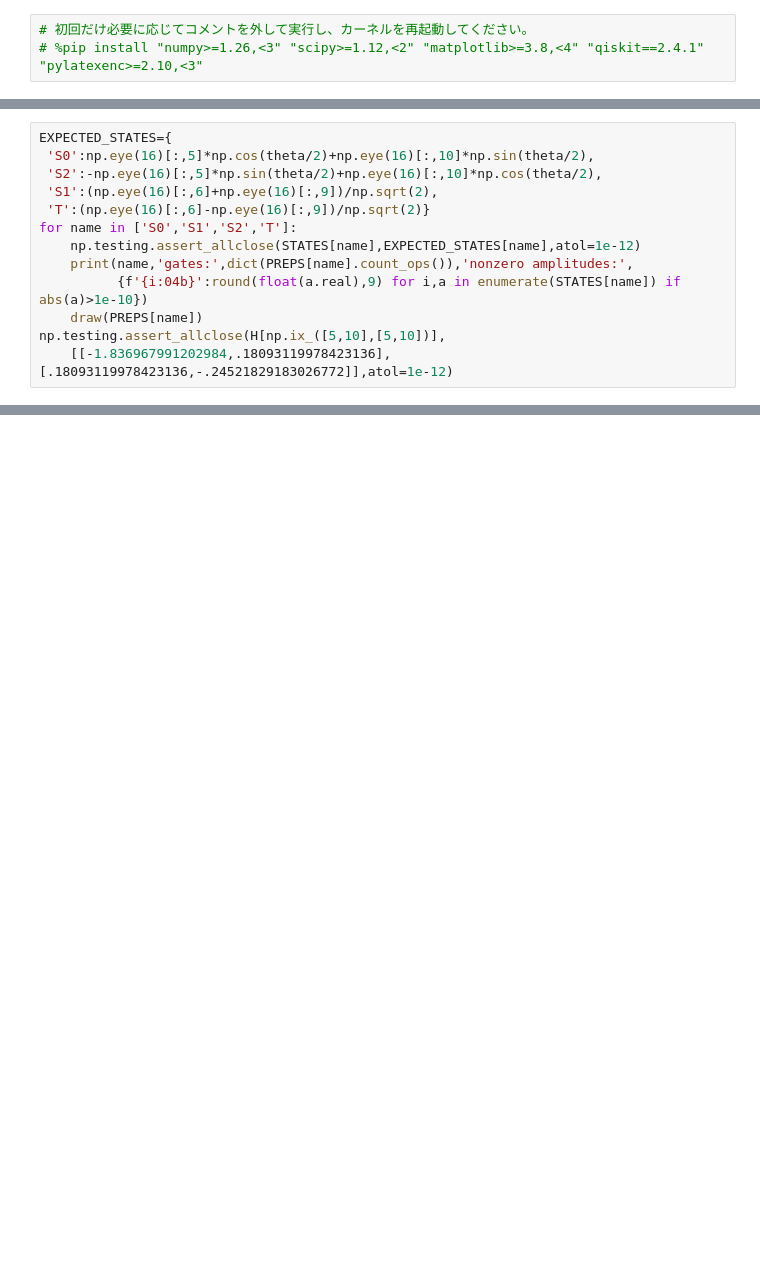
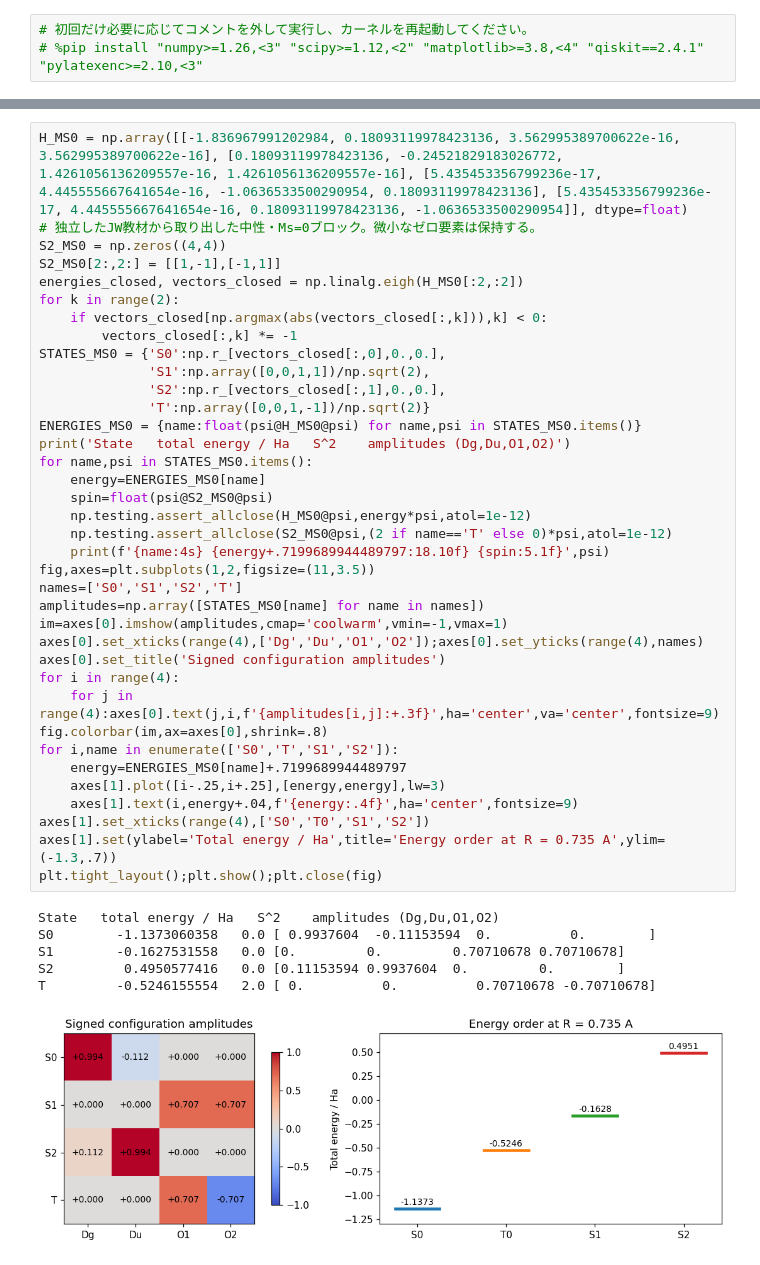
Before and after one commit to QS-laboratory/IBM_handson, a Jupyter notebook: hands_on/exercises/03_h2_jw_bpde.ipynb, the cells around one changed output, grey strips where cells are left out. Drawn from its saved outputs; the diff is of its cells as text; blank space fills up the shorter version.

```diff
--- a/hands_on/exercises/03_h2_jw_bpde.ipynb
+++ b/hands_on/exercises/03_h2_jw_bpde.ipynb
@@ -488,13 +20,0 @@ theta= -0.22353699826765971 nuclear= 0.7199689944489797
-# %%
-EXPECTED_STATES={
- 'S0':np.eye(16)[:,5]*np.cos(theta/2)+np.eye(16)[:,10]*np.sin(theta/2),
- 'S2':-np.eye(16)[:,5]*np.sin(theta/2)+np.eye(16)[:,10]*np.cos(theta/2),
- 'S1':(np.eye(16)[:,6]+np.eye(16)[:,9])/np.sqrt(2),
- 'T':(np.eye(16)[:,6]-np.eye(16)[:,9])/np.sqrt(2)}
-for name in ['S0','S1','S2','T']:
-    np.testing.assert_allclose(STATES[name],EXPECTED_STATES[name],atol=1e-12)
-    print(name,'gates:',dict(PREPS[name].count_ops()),'nonzero amplitudes:',
-          {f'{i:04b}':round(float(a.real),9) for i,a in enumerate(STATES[name]) if abs(a)>1e-10})
-    draw(PREPS[name])
-np.testing.assert_allclose(H[np.ix_([5,10],[5,10])],
-    [[-1.836967991202984,.18093119978423136],[.18093119978423136,-.24521829183026772]],atol=1e-12)
@@ -857,0 +170,44 @@ System qubits: 4 ancilla: 1 measured event: 00000
+# %%
+H_MS0 = np.array([[-1.836967991202984, 0.18093119978423136, 3.562995389700622e-16, 3.562995389700622e-16], [0.18093119978423136, -0.24521829183026772, 1.4261056136209557e-16, 1.4261056136209557e-16], [5.435453356799236e-17, 4.445555667641654e-16, -1.0636533500290954, 0.18093119978423136], [5.435453356799236e-17, 4.445555667641654e-16, 0.18093119978423136, -1.0636533500290954]], dtype=float)
+# 独立したJW教材から取り出した中性・Ms=0ブロック。微小なゼロ要素は保持する。
+S2_MS0 = np.zeros((4,4))
+S2_MS0[2:,2:] = [[1,-1],[-1,1]]
+energies_closed, vectors_closed = np.linalg.eigh(H_MS0[:2,:2])
+for k in range(2):
+    if vectors_closed[np.argmax(abs(vectors_closed[:,k])),k] < 0:
+        vectors_closed[:,k] *= -1
+STATES_MS0 = {'S0':np.r_[vectors_closed[:,0],0.,0.],
+              'S1':np.array([0,0,1,1])/np.sqrt(2),
+              'S2':np.r_[vectors_closed[:,1],0.,0.],
+              'T':np.array([0,0,1,-1])/np.sqrt(2)}
+ENERGIES_MS0 = {name:float(psi@H_MS0@psi) for name,psi in STATES_MS0.items()}
+print('State   total energy / Ha   S^2    amplitudes (Dg,Du,O1,O2)')
+for name,psi in STATES_MS0.items():
+    energy=ENERGIES_MS0[name]
+    spin=float(psi@S2_MS0@psi)
+    np.testing.assert_allclose(H_MS0@psi,energy*psi,atol=1e-12)
+    np.testing.assert_allclose(S2_MS0@psi,(2 if name=='T' else 0)*psi,atol=1e-12)
+    print(f'{name:4s} {energy+.7199689944489797:18.10f} {spin:5.1f}',psi)
+fig,axes=plt.subplots(1,2,figsize=(11,3.5))
+names=['S0','S1','S2','T']
+amplitudes=np.array([STATES_MS0[name] for name in names])
+im=axes[0].imshow(amplitudes,cmap='coolwarm',vmin=-1,vmax=1)
+axes[0].set_xticks(range(4),['Dg','Du','O1','O2']);axes[0].set_yticks(range(4),names)
+axes[0].set_title('Signed configuration amplitudes')
+for i in range(4):
+    for j in range(4):axes[0].text(j,i,f'{amplitudes[i,j]:+.3f}',ha='center',va='center',fontsize=9)
+fig.colorbar(im,ax=axes[0],shrink=.8)
+for i,name in enumerate(['S0','T','S1','S2']):
+    energy=ENERGIES_MS0[name]+.7199689944489797
+    axes[1].plot([i-.25,i+.25],[energy,energy],lw=3)
+    axes[1].text(i,energy+.04,f'{energy:.4f}',ha='center',fontsize=9)
+axes[1].set_xticks(range(4),['S0','T0','S1','S2'])
+axes[1].set(ylabel='Total energy / Ha',title='Energy order at R = 0.735 A',ylim=(-1.3,.7))
+plt.tight_layout();plt.show();plt.close(fig)
+# %% [output]
+State   total energy / Ha   S^2    amplitudes (Dg,Du,O1,O2)
+S0        -1.1373060358   0.0 [ 0.9937604  -0.11153594  0.          0.        ]
+S1        -0.1627531558   0.0 [0.         0.         0.70710678 0.70710678]
+S2         0.4950577416   0.0 [0.11153594 0.9937604  0.         0.        ]
+T         -0.5246155554   2.0 [ 0.          0.          0.70710678 -0.70710678]
+[figure, added]
```
Also changed, not shown: parts of 66 cells of this notebook, 51 other files.
